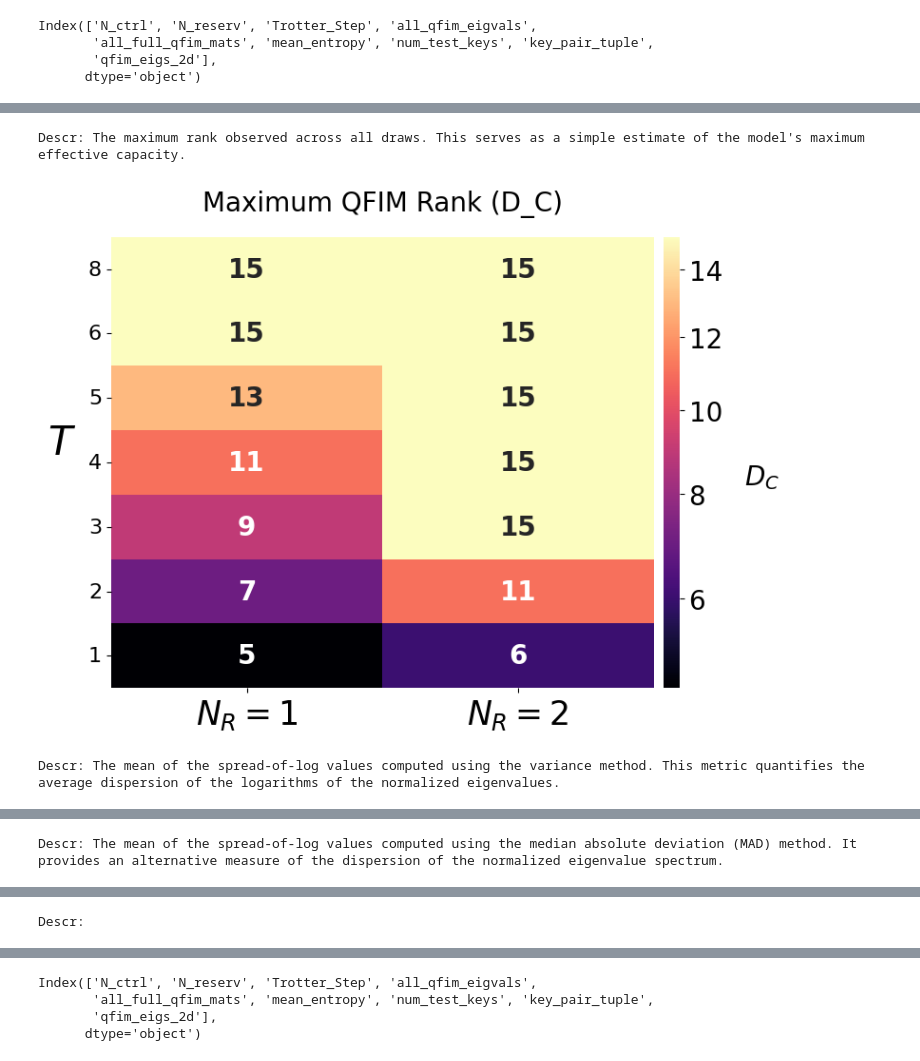
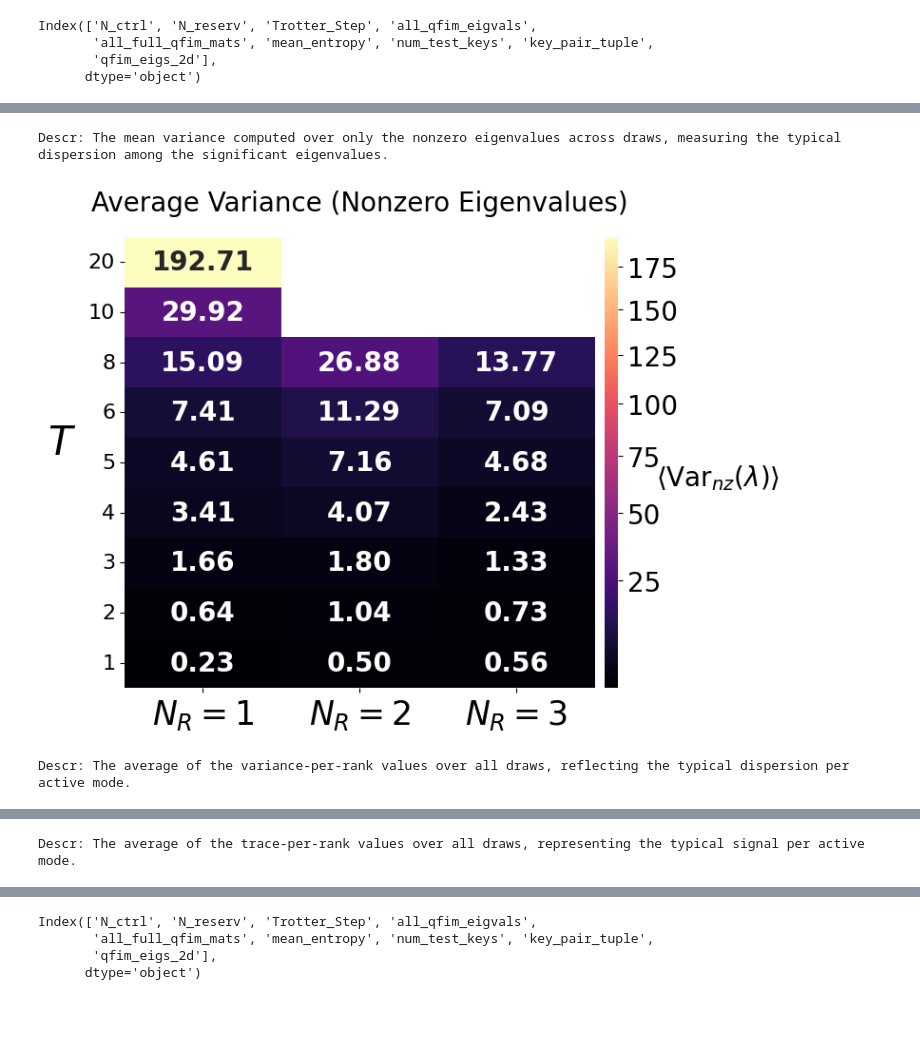
Before and after one commit to sophieblock/qrc, a Jupyter notebook: digital_qfim_pp.ipynb, the cells around one changed output, grey strips where cells are left out. Cells and saved outputs as stored; diff of their text form; code cells hidden in the pictures; blank space fills up the shorter version.

```diff
--- a/digital_qfim_pp.ipynb
+++ b/digital_qfim_pp.ipynb
@@ -481,7 +474,7 @@ Index(['N_ctrl', 'N_reserv', 'Trotter_Step', 'all_qfim_eigvals',
       dtype='object')
 # %%
 
-from qfim_store import to_2d, compute_all_stats_older_version, compute_spread_metric, spread_pooling_vectorized
+from qfim_store import to_2d, compute_spread_metric, spread_pooling_vectorized
 import numpy as np
 from scipy.stats import median_abs_deviation
 
@@ -501,8 +494,8 @@ def compute_spread_metric(values, method="variance", ddof=1, scale="normal"):
         raise ValueError(f"Unknown method: {method}")
 def spread_per_sample_vectorized(
     eigs_2d,
+    threshold,
     method="variance",
-    threshold=1e-8,
     ddof=0,
     scale="normal",
     n_ctrl=None,
@@ -535,17 +528,17 @@ def spread_per_sample_vectorized(
             computed_val = compute_spread_metric(row_nonzero, method=method, ddof=ddof, scale=scale)
 
         # Add debug prints if this is the config we suspect is weird
-        if (n_ctrl == 2 and n_reserv == 3 and trotter_step == 1):
-            print(f"[DEBUG spread] Row {i}: method={method}, ddof={ddof}, val_count={val_count}")
-            print(f"    raw row (normalized): {clipped[i]}")
-            print(f"    row_nonzero logs: {row_nonzero}")
-            print(f"    => spread={computed_val:.4f}")
+        # if (n_ctrl == 2 and n_reserv == 3 and trotter_step == 1):
+        #     print(f"[DEBUG spread] Row {i}: method={method}, ddof={ddof}, val_count={val_count}")
+        #     print(f"    raw row (normalized): {clipped[i]}")
+        #     print(f"    row_nonzero logs: {row_nonzero}")
+        #     print(f"    => spread={computed_val:.4f}")
 
         results[i] = computed_val
 
     return results
 
-def spread_per_sample_vectorized_nolog(eigs_2d, method="variance", threshold=1e-8, ddof=0, scale="normal", n_ctrl=None, n_reserv=None, trotter_step=None):
+def spread_per_sample_vectorized_nolog(eigs_2d, threshold, method="variance", ddof=0, scale="normal", n_ctrl=None, n_reserv=None, trotter_step=None):
     """
     Compute the 'spread-of-values' metric for each row in eigs_2d without taking logarithms.
     The input eigs_2d is normalized row-wise (each row sums to 1, for nonzero rows).
@@ -564,3 +557,10 @@ def spread_per_sample_vectorized_nolog(eigs_2d, method="variance", threshold=1e-
             computed_val = compute_spread_metric(row_nonzero, method=method, ddof=ddof, scale=scale)
         results[i] = computed_val
     return results
+def to_2d(evals_list):
+    """
+    evals_list is something like [eigvals_draw1, eigvals_draw2, ...]
+    each eigvals_drawX is a 1D array (or list) of eigenvalues of length d.
+    We stack them into shape (n_draws, d).
+    """
+    return np.vstack(evals_list)  # vstack each sub-list => 2D array
@@ -883,0 +1131,4 @@ def spread_per_sample_vectorized_nolog(eigs_2d, method="variance", threshold=1e-
+# %%
+metric_keys = [  'avg_abbas_deffs_norm', 'effective_dimension_avg_over_draws',
+       'effective_dimension_of_mean_qfim',]
+plot_qfim_metrics_heatmaps(df_with_stats, N_ctrl=chosen_n_ctrl, metric_keys=metric_keys, metrics_info=metrics_info, resies=[1,2,3,4])
@@ -1297,35 +1882,35 @@ def plot_qfim_metrics_heatmaps(df_all, N_ctrl, metric_keys, metrics_info, resies
         ax.invert_yaxis()
 
         # Configure colorbar
         cbar = ax.collections[0].colorbar
         cbar.ax.tick_params(labelsize=20)
         cbar.set_label(metric_cbar, rotation=0, labelpad=30, fontsize=20)
 
         # Title & labels
         ax.set_title(metric_title, fontsize=20, pad=20)
         ax.set_ylabel('$T$', labelpad=20, fontsize=30, rotation=0)
         ax.set_xlabel("", fontsize=20)
         ax.tick_params(axis='y', labelrotation=0, labelsize=16)
         ax.tick_params(axis='x', labelsize=16)
 
         # Format x-tick labels
         xticklabels = [f'$N_R = {int(col)}$' for col in heatmap_pivot.columns]
         ax.set_xticklabels(xticklabels, fontweight="bold", fontsize=25, rotation=0)
 
         plt.tight_layout()
         plt.show()
 chosen_n_ctrl=2
 N_ctrl = chosen_n_ctrl
 metric_keys = ['D_C','avg_ipr_deffs_raw','avg_abbas_deffs_raw','spectrum_shape_avg_abbas_deffs_norm','spread_mean_per_sample_variance_normal','spread_val_pooled_variance_normal']
-metric_keys = ['D_C','spread_mean_per_sample_variance_normal','spread_mean_per_sample_mad_normal','spectrum_shape_avg_ipr_deffs_raw']
-# metric_keys = ['absolute_scale_avg_var_nonzero','avg_per_active_mode_avg_var_norm_rank','spread_mean_per_sample_variance_normal']
+# metric_keys = ['D_C','spread_mean_per_sample_variance_normal','spread_val_pooled_variance_normal','spread_mean_per_sample_mad_normal','spectrum_shape_avg_ipr_deffs_raw']
+metric_keys = ['absolute_scale_avg_var_nonzero','avg_per_active_mode_avg_var_norm_rank','avg_per_active_mode_avg_trace_norm_rank']
 # metric_keys = ['D_C','d_eff_ipr']
 # 'spectrum_shape_ipr_deffs_norm_per_draw',
 #        'spectrum_shape_avg_ipr_deffs_norm',
 #        'spectrum_shape_abbas_deffs_norm_per_draw',
 #        'spectrum_shape_avg_abbas_deffs_norm',
 plot_qfim_metrics_heatmaps(df_with_stats, N_ctrl=chosen_n_ctrl, metric_keys=metric_keys, metrics_info=metrics_info, resies=[1,2,3,4])
 # %% [output]
-Descr: The maximum rank observed across all draws. This serves as a simple estimate of the model's maximum effective capacity.
+Descr: The mean variance computed over only the nonzero eigenvalues across draws, measuring the typical dispersion among the significant eigenvalues.
-[figure, old version]
+[figure, new version]
-Descr: The mean of the spread-of-log values computed using the variance method. This metric quantifies the average dispersion of the logarithms of the normalized eigenvalues.
+Descr: The average of the variance-per-rank values over all draws, reflecting the typical dispersion per active mode.
@@ -1333 +1918 @@ Descr: The mean of the spread-of-log values computed using the variance method.
-Descr: The mean of the spread-of-log values computed using the median absolute deviation (MAD) method. It provides an alternative measure of the dispersion of the normalized eigenvalue spectrum.
+Descr: The average of the trace-per-rank values over all draws, representing the typical signal per active mode.
@@ -1335 +1919,0 @@ Descr: The mean of the spread-of-log values computed using the median absolute d
-Descr:
```
Also changed, not shown: parts of 21 cells of this notebook, 1 other file.
